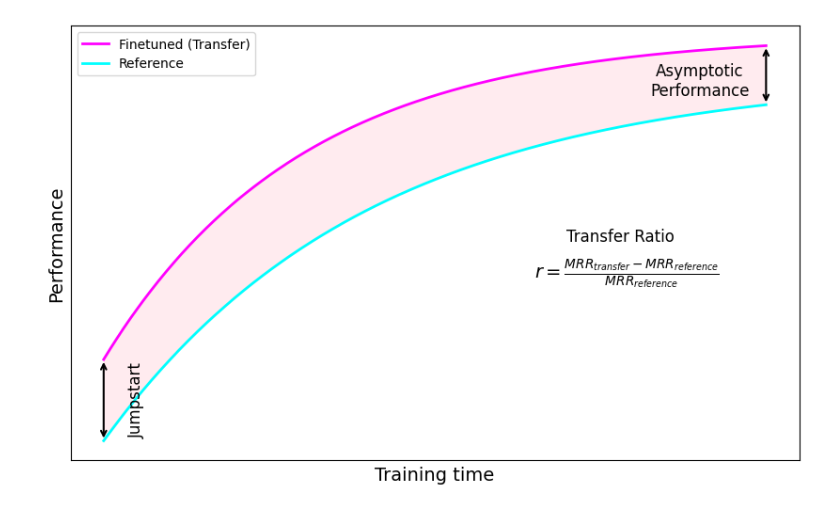
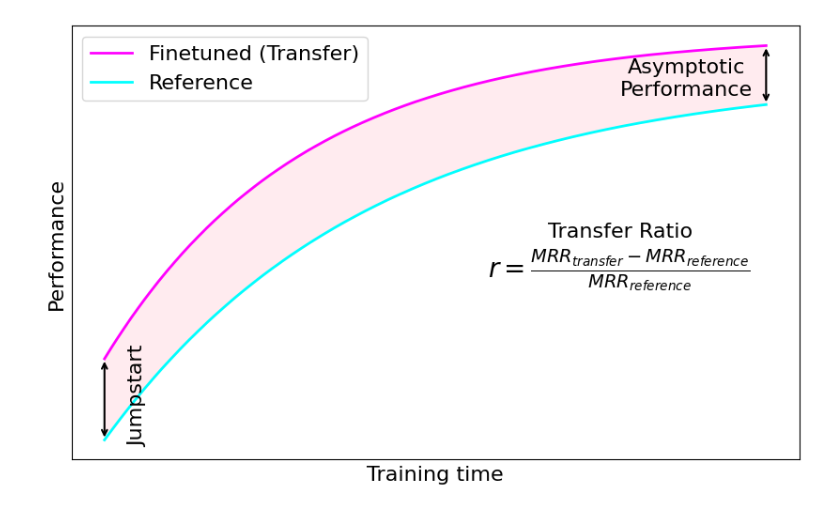
Before and after one commit to tmandelz/link-prediction-in-graphs, a Jupyter notebook: assets/transfer_metrics_graphic.ipynb, the cells around one changed output. Drawn from its saved outputs; the diff is of its cells as text; code cells hidden in the pictures.

```diff
--- a/assets/transfer_metrics_graphic.ipynb
+++ b/assets/transfer_metrics_graphic.ipynb
@@ -17,39 +17,39 @@ auc_base = np.trapz(base_performance, x)
 plt.figure(figsize=(10, 6))
 plt.plot(x, transfer_performance, label='Finetuned (Transfer)', color='magenta', linewidth=2)
 plt.plot(x, base_performance, label='Reference', color='cyan', linewidth=2)
 
 # Fill the area between the transfer and base curves
 plt.fill_between(x, base_performance, transfer_performance, where=(transfer_performance > base_performance),
                  interpolate=True, color='pink', alpha=0.3)
 
 # Add arrow for jumpstart
 plt.annotate('',
              xy=(0, transfer_performance[0]), xytext=(0, base_performance[0]),
              arrowprops=dict(arrowstyle="<->", color='black', linewidth=1.5))
-plt.text(0.5, 0.1, 'Jumpstart', fontsize=12, ha='center', va='center', rotation=90)
+plt.text(0.5, 0.11, 'Jumpstart', fontsize=16, ha='center', va='center', rotation=90)
 
 # Add arrow for asymptotic performance
 plt.annotate('',
              xy=(10, transfer_performance[-1]), xytext=(10, base_performance[-1]),
              arrowprops=dict(arrowstyle="<->", color='black', linewidth=1.5))
-plt.text(9, 0.85, 'Asymptotic\nPerformance', fontsize=12, ha='center')
+plt.text(8.8, 0.85, 'Asymptotic\nPerformance', fontsize=16, ha='center')
 
 # Add formula for transfer ratio with an arrow between text and shaded area
-plt.text(7.8, 0.49, 'Transfer Ratio', fontsize=12, color='black', ha='center')
+plt.text(7.8, 0.5, 'Transfer Ratio', fontsize=16, color='black', ha='center')
 plt.annotate(r'$r = \frac{MRR_{transfer} - MRR_{reference}}{MRR_{reference}}$',
              xy=(5, 0.6), xycoords='data',
-             xytext=(6.5, 0.4), textcoords='data',
-             fontsize=14, color='black')
+             xytext=(5.8, 0.4), textcoords='data',
+             fontsize=20, color='black')
 
 # Labels
-plt.xlabel('Training time', fontsize=14)
-plt.ylabel('Performance', fontsize=14)
-plt.legend()
+plt.xlabel('Training time', fontsize=16)
+plt.ylabel('Performance', fontsize=16)
+plt.legend(fontsize=16)
 plt.gca().set_xticks([])
 plt.gca().set_yticks([])
 plt.savefig("transfer_learning_metrics.pdf", format='pdf',dpi=5000,bbox_inches='tight')
 
 # Show the plot
 plt.show()
 # %% [output]
-[figure, old version]
+[figure, new version]
```
Also changed, not shown: 1 other file.
